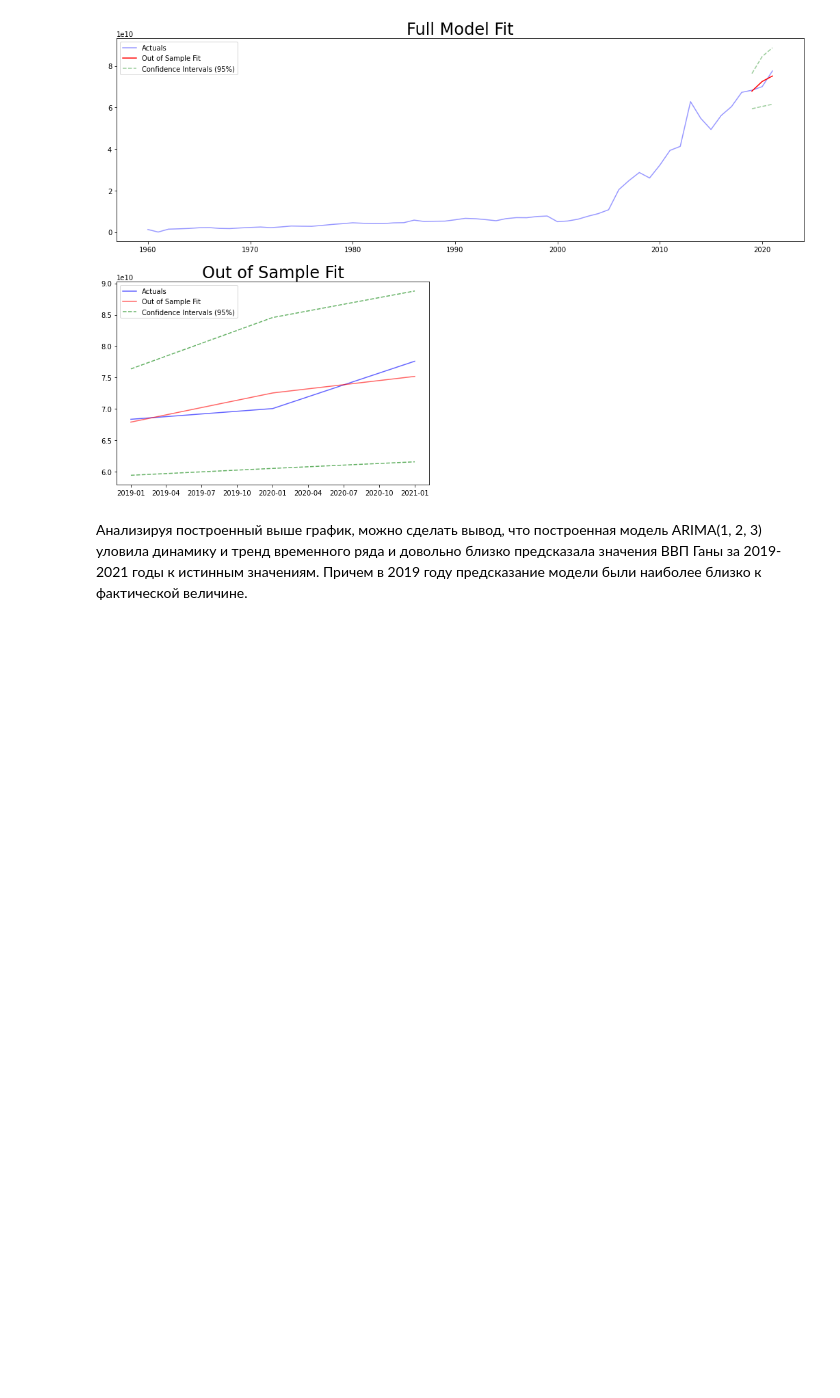
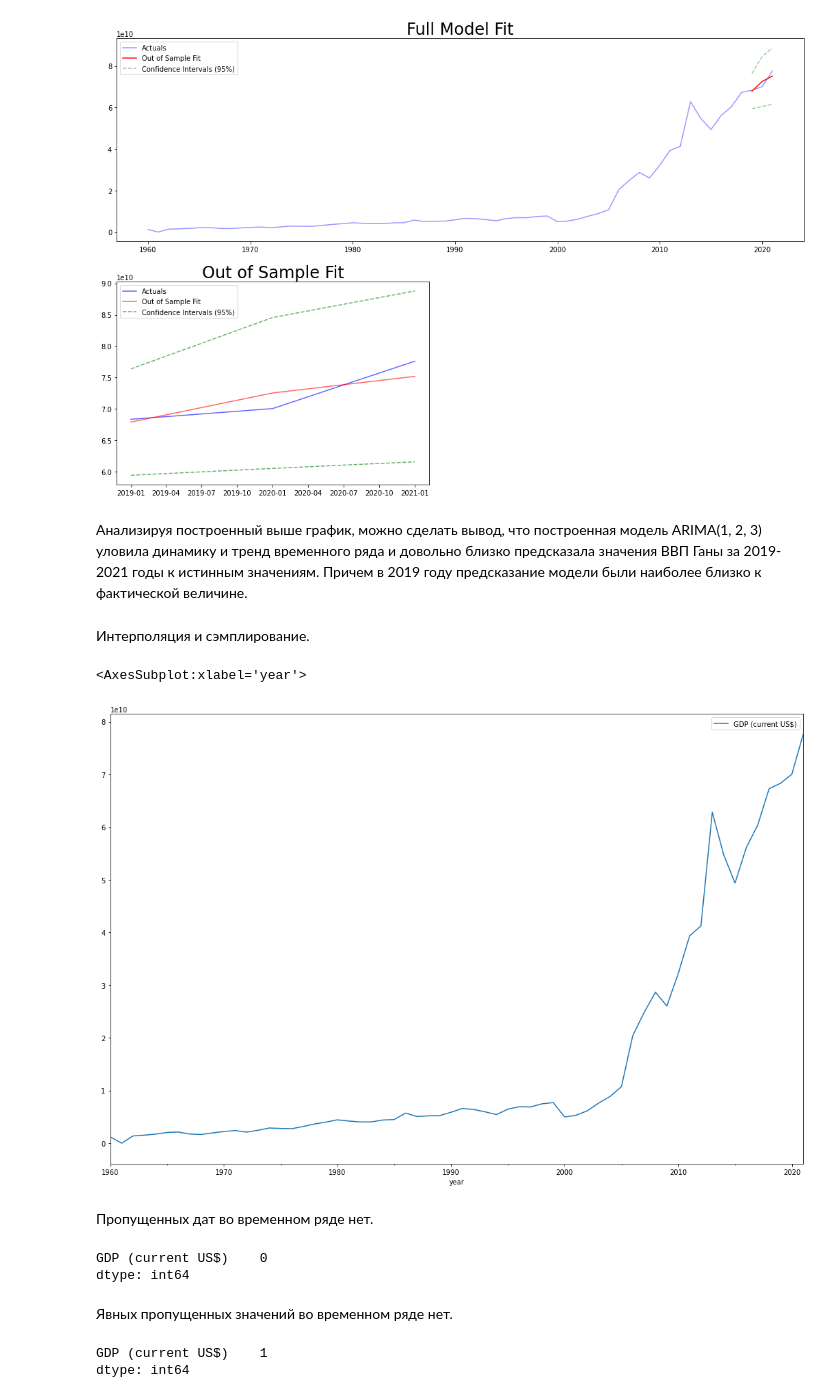
Before and after one commit to Nadarsa/sf_data_science, a Jupyter notebook: ml_in_business/project_gdp.ipynb, the cells around one changed output. Saved outputs shown, nothing was run; the diff lists cells and outputs as text; code cells hidden in the pictures; blank space fills up the shorter version.

```diff
--- a/ml_in_business/project_gdp.ipynb
+++ b/ml_in_business/project_gdp.ipynb
@@ -247,3 +250,21 @@ plt.show()
 [figure]
 # %% [markdown]
 Анализируя построенный выше график, можно сделать вывод, что построенная модель ARIMA(1, 2, 3) уловила динамику и тренд временного ряда и довольно близко предсказала значения ВВП Ганы за 2019-2021 годы к истинным значениям. Причем в 2019 году предсказание модели были наиболее близко к фактической величине.
+# %% [markdown]
+Интерполяция и сэмплирование.
+# %%
+data_check = data.asfreq(freq='AS')
+# %%
+data_check.plot()
+# %% [output]
+<AxesSubplot:xlabel='year'>
+[figure, added]
+# %% [markdown]
+Пропущенных дат во временном ряде нет.
+# %%
+data.isna().sum()
+# %% [output]
+GDP (current US$)    0
+dtype: int64
+# %% [markdown]
+Явных пропущенных значений во временном ряде нет.
@@ -249,0 +273,5 @@ plt.show()
+# %%
+data.isna().sum()
+# %% [output]
+GDP (current US$)    1
+dtype: int64
```
Also changed, not shown: parts of 19 cells of this notebook, 2 other files.
